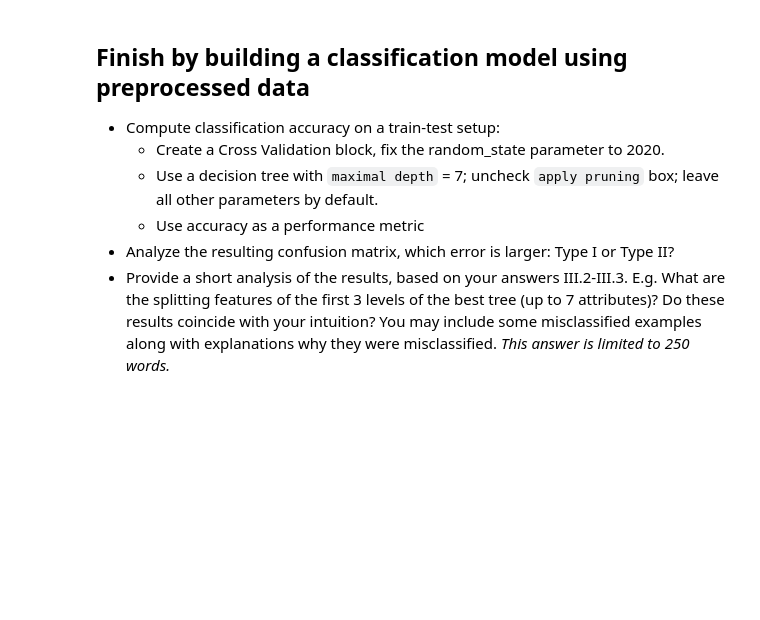
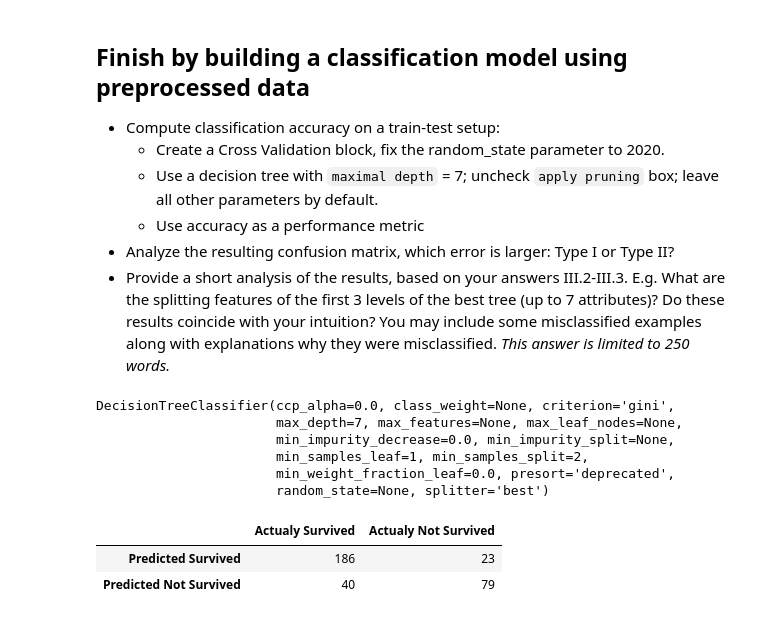
Before and after one commit to demidafonichev/hse-data-science-in-business-2020, a Jupyter notebook: HW2/HW2.ipynb, the cells around one changed output. Saved outputs shown, nothing was run; the diff lists cells and outputs as text; code cells hidden in the pictures; blank space fills up the shorter version.

Commit message:
add decision tree classification, confusion matrix and tree plot

```diff
--- a/HW2/HW2.ipynb
+++ b/HW2/HW2.ipynb
@@ -202,3 +222,29 @@ Port of Embarkation any imputed: True
     - Use accuracy as a performance metric
 - Analyze the resulting confusion matrix, which error is larger: Type I or Type II?
 - Provide a short analysis of the results, based on your answers III.2-III.3. E.g. What are the splitting features of the first 3 levels of the best tree (up to 7 attributes)? Do these results coincide with your intuition? You may include some misclassified examples along with explanations why they were misclassified. *This answer is limited to 250 words.*
+# %%
+y = titanic['Survived']
+X = titanic.drop(['Survived', 'Name', 'Ticket Number'], axis=1)
+
+X_train, X_valid, y_train, y_valid = train_test_split(X, y, random_state=2020)
+# %%
+titanic_model = DecisionTreeClassifier(max_depth=7)
+titanic_model.fit(X_train, y_train)
+# %% [output]
+DecisionTreeClassifier(ccp_alpha=0.0, class_weight=None, criterion='gini',
+                       max_depth=7, max_features=None, max_leaf_nodes=None,
+                       min_impurity_decrease=0.0, min_impurity_split=None,
+                       min_samples_leaf=1, min_samples_split=2,
+                       min_weight_fraction_leaf=0.0, presort='deprecated',
+                       random_state=None, splitter='best')
+# %%
+y_pred = titanic_model.predict(X_valid)
+# %%
+cm = pd.DataFrame(confusion_matrix(y_valid, y_pred),
+                  columns=["Actualy Survived", "Actualy Not Survived"],
+                  index=["Predicted Survived", "Predicted Not Survived"])
+cm
+# %% [output]
+|  | Actualy Survived | Actualy Not Survived |
+| Predicted Survived | 186 | 23 |
+| Predicted Not Survived | 40 | 79 |
```
Also changed, not shown: parts of 5 cells of this notebook.
